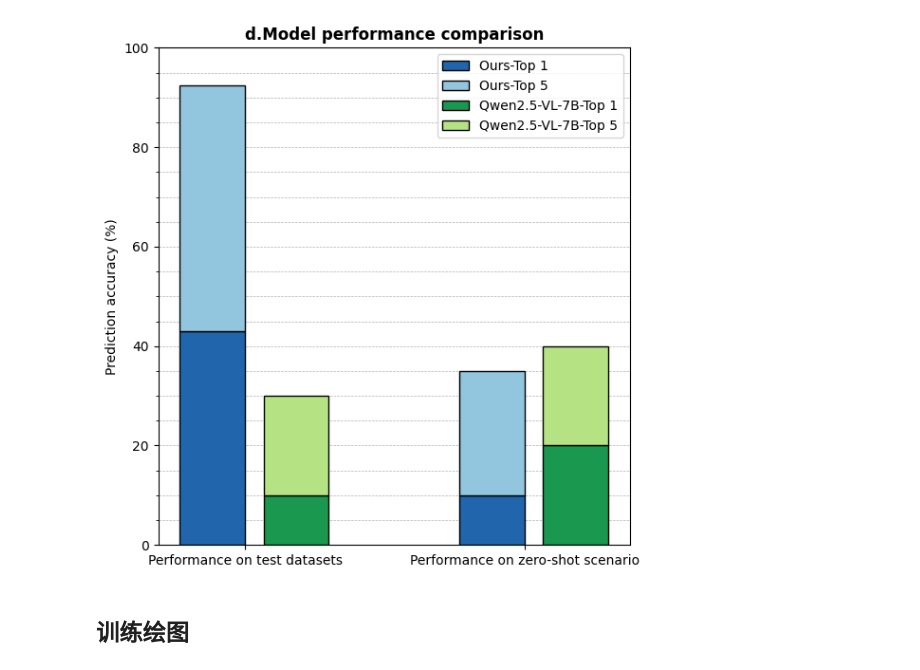
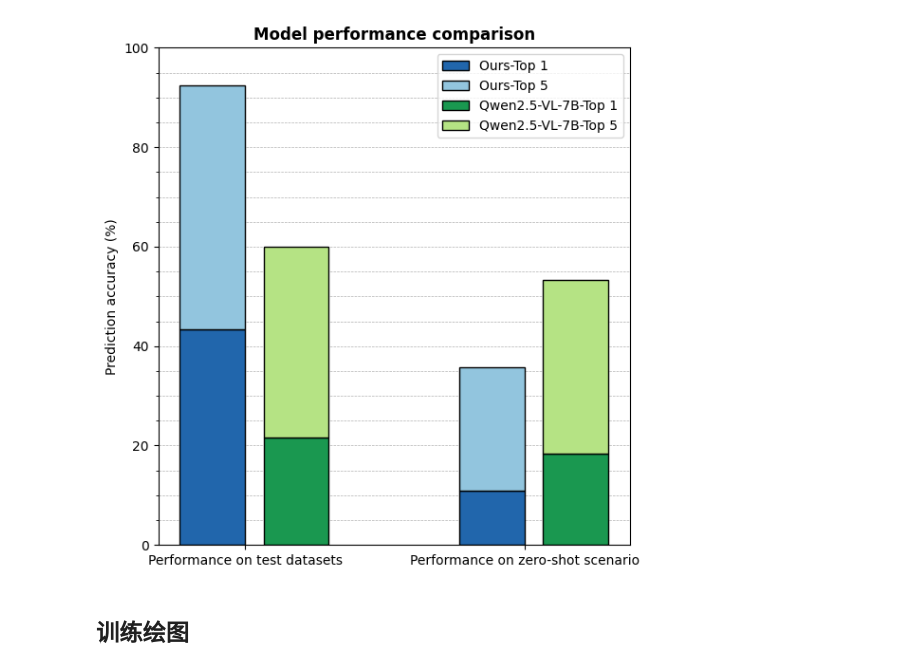
Before and after one commit to liangzhidanta/finetuneQwen2.5, a Jupyter notebook: painter.ipynb, the cells around one changed output. Saved outputs shown, nothing was run; the diff lists cells and outputs as text; code cells hidden in the pictures.

```diff
--- a/painter.ipynb
+++ b/painter.ipynb
@@ -9,10 +9,10 @@ width = 0.07  # 更细的柱状图宽度
 spacing = 0.02  # 模型柱子之间的间隔
 
 # 各个模型的准确率数据
-ours_top1 = [ 42.97, 10.03]
-ours_top5 = [92.42, 34.93]
-qwen_top1 = [10,20 ]
-qwen_top5 = [30, 40]
+ours_top1 = [43.46, 10.98]
+ours_top5 = [92.37, 35.82]
+qwen_top1 = [21.58, 18.33]
+qwen_top5 = [60.04, 53.36]
 
 # 创建图形和子图
 fig, ax = plt.subplots(figsize=(6, 6))
@@ -26,35 +26,35 @@ colors = {
 }
 
 # 计算带间距的位置
 bar1 = x - width / 2  # 调整位置以使标签居中于两组柱子
 bar2 = x + width / 2 + spacing
 
 # 绘制每组的叠加柱状图，含黑色描边
 ax.bar(bar1, ours_top1, width, label='Ours-Top 1', color=colors['ours_top1'], edgecolor='black')
 ax.bar(bar1, [ours_top5[i] - ours_top1[i] for i in range(len(ours_top1))], width, bottom=ours_top1, label='Ours-Top 5', color=colors['ours_top5'], edgecolor='black')
 
 ax.bar(bar2, qwen_top1, width, label='Qwen2.5-VL-7B-Top 1', color=colors['qwen_top1'], edgecolor='black')
 ax.bar(bar2, [qwen_top5[i] - qwen_top1[i] for i in range(len(qwen_top1))], width, bottom=qwen_top1, label='Qwen2.5-VL-7B-Top 5', color=colors['qwen_top5'], edgecolor='black')
 
 # 添加标签和标题
 ax.set_ylabel('Prediction accuracy (%)')
-ax.set_title('d.Model performance comparison', fontweight='bold')
+ax.set_title('Model performance comparison', fontweight='bold')
 ax.set_xticks(x)
 ax.set_xticklabels(labels)
 ax.set_ylim(0, 100)
 ax.legend()
 
 # 添加纵坐标虚线和刻度设置
 ax.yaxis.set_major_locator(plt.MultipleLocator(20))
 ax.yaxis.set_minor_locator(plt.MultipleLocator(5))
 ax.grid(True, which='both', axis='y', linestyle='--', linewidth=0.5)
 ax.set_axisbelow(True)
 
 # 显示图形
 plt.tight_layout()
 plt.show()
 # %% [output]
-[figure, old version]
+[figure, new version]
 # %% [markdown]
 ## 训练绘图
 # %%
```
Also changed, not shown: 14 other files.
